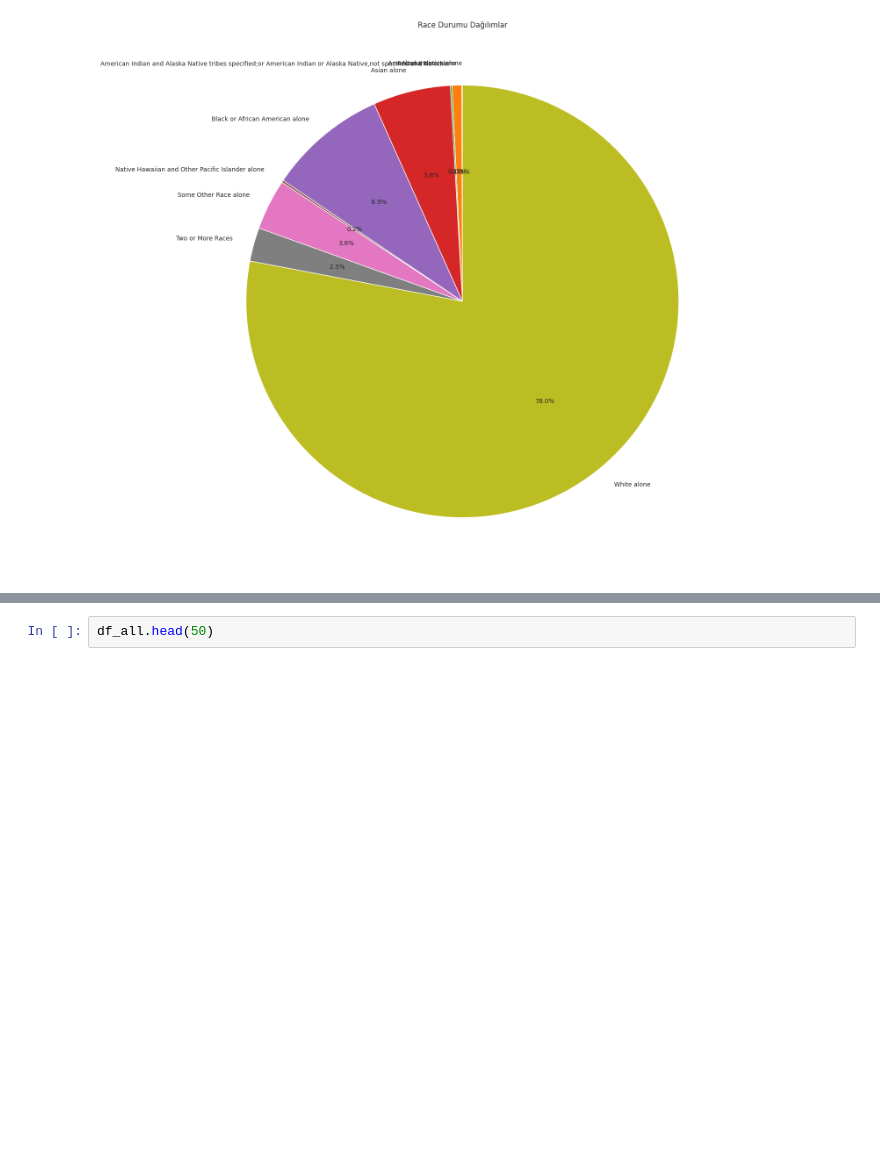
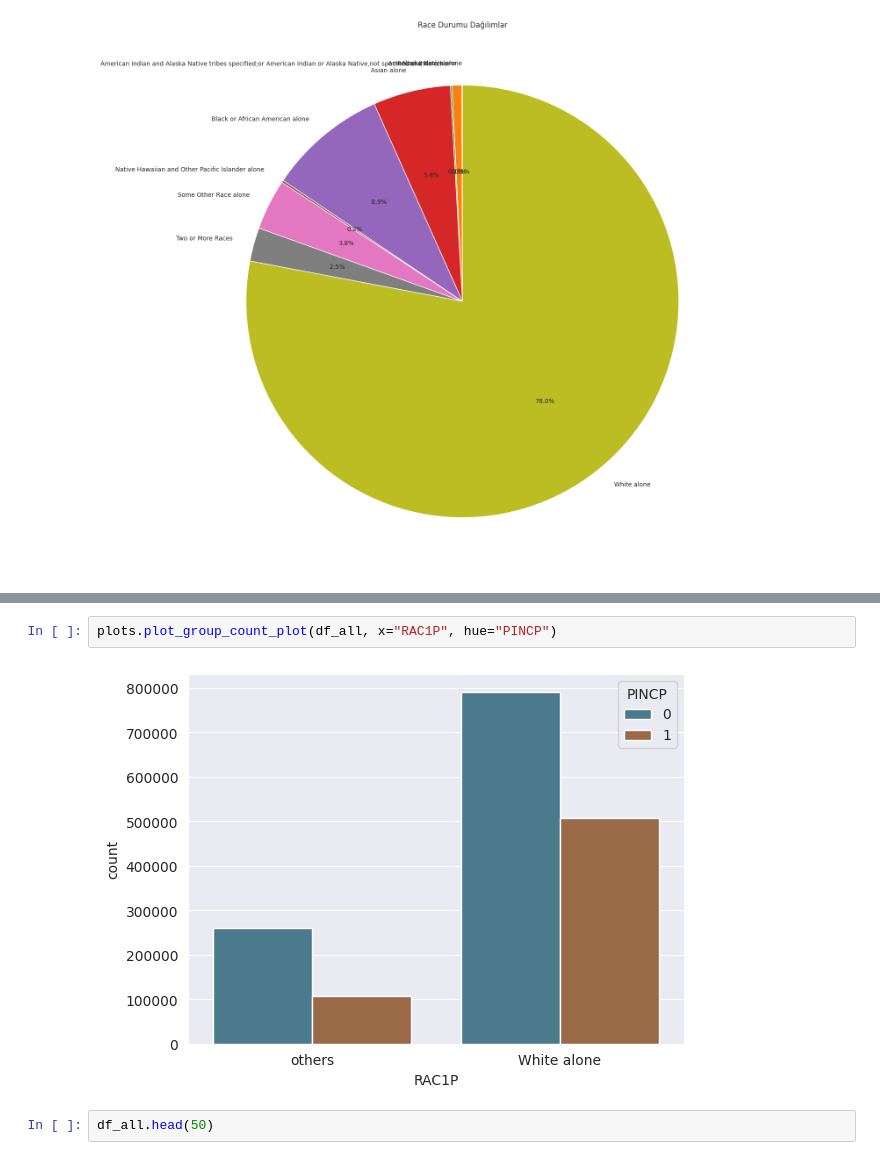
Before and after one commit to drvshavva/ACIncome_bias_fl, a Jupyter notebook: data_analysis.ipynb, the cells around one changed output, grey strips where cells are left out. Cells and saved outputs as stored; diff of their text form; blank space fills up the shorter version.

```diff
--- a/data_analysis.ipynb
+++ b/data_analysis.ipynb
@@ -199,3 +222,7 @@ plots.plot_pie_chart(labels=values, values=counts, title="Race Durumu Dağılım
+# %%
+plots.plot_group_count_plot(df_all, x="RAC1P", hue="PINCP")
+# %% [output]
+[figure, added]
 # %%
 df_all.head(50)
 # %% [output]
```
Also changed, not shown: parts of 5 cells of this notebook, 10 other files.
